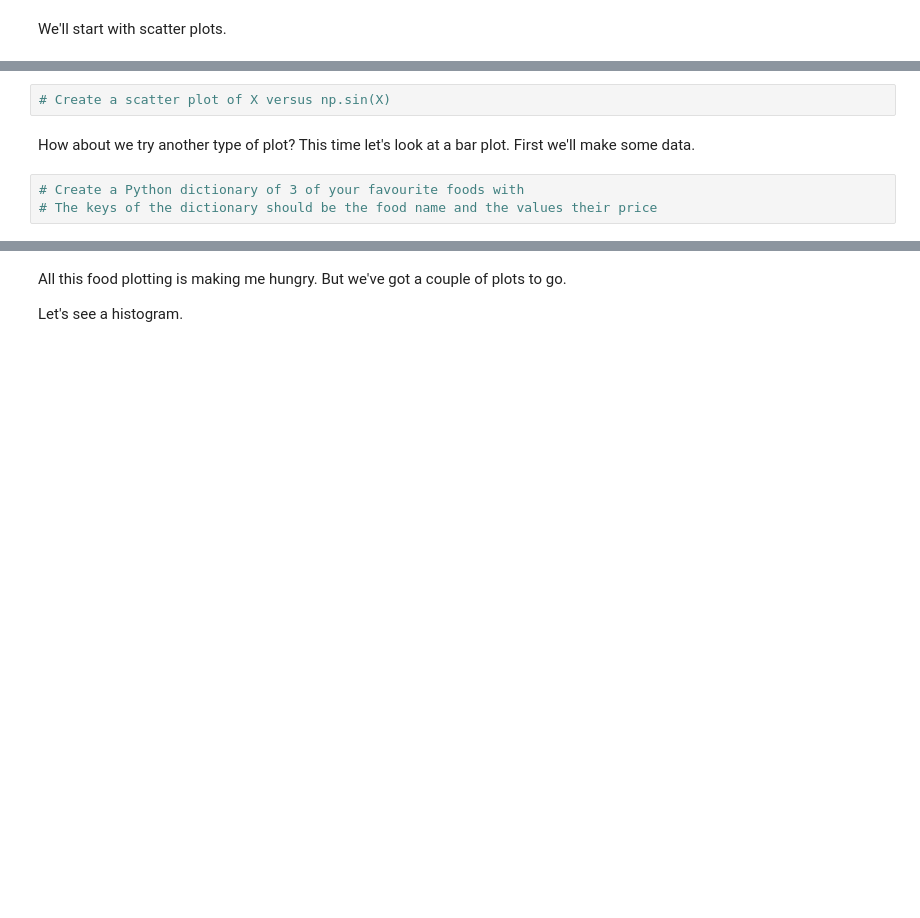
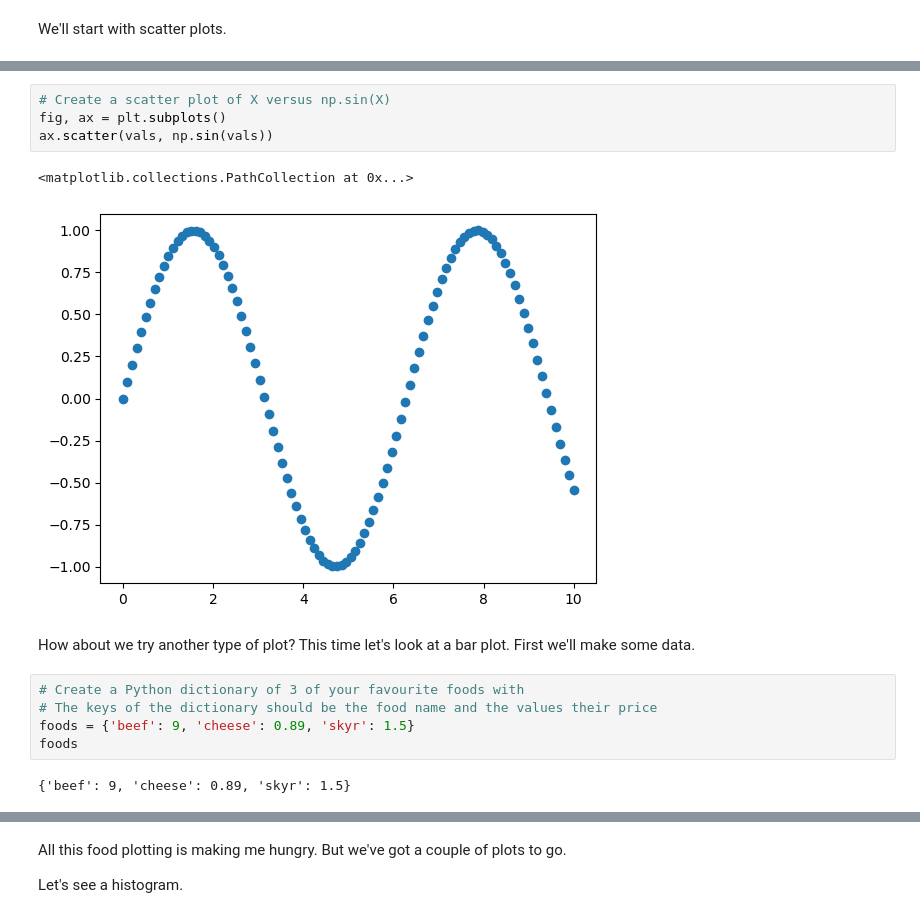
Before and after one commit to pnowak2/learnjs, a Jupyter notebook: libraries/machine learning/complete-machine-learning-bootcamp-udemy/8-matplotlib/matplotlib-exercises.ipynb, the cells around one changed output, grey strips where cells are left out. Drawn from its saved outputs; the diff is of its cells as text; blank space fills up the shorter version.

```diff
--- a/libraries/machine learning/complete-machine-learning-bootcamp-udemy/8-matplotlib/matplotlib-exercises.ipynb
+++ b/libraries/machine learning/complete-machine-learning-bootcamp-udemy/8-matplotlib/matplotlib-exercises.ipynb
@@ -92,10 +126,19 @@ We'll start with scatter plots.
 # %%
 # Create a scatter plot of X versus np.sin(X)
+fig, ax = plt.subplots()
+ax.scatter(vals, np.sin(vals))
+# %% [output]
+<matplotlib.collections.PathCollection at 0x...>
+[figure, added]
 # %% [markdown]
 How about we try another type of plot? This time let's look at a bar plot. First we'll make some data.
 # %%
 # Create a Python dictionary of 3 of your favourite foods with
 # The keys of the dictionary should be the food name and the values their price
+foods = {'beef': 9, 'cheese': 0.89, 'skyr': 1.5}
+foods
+# %% [output]
+{'beef': 9, 'cheese': 0.89, 'skyr': 1.5}
 # %%
 # Create a bar graph where the x-axis is the keys of the dictionary
 # and the y-axis is the values of the dictionary
```
Also changed, not shown: parts of 14 cells of this notebook.
